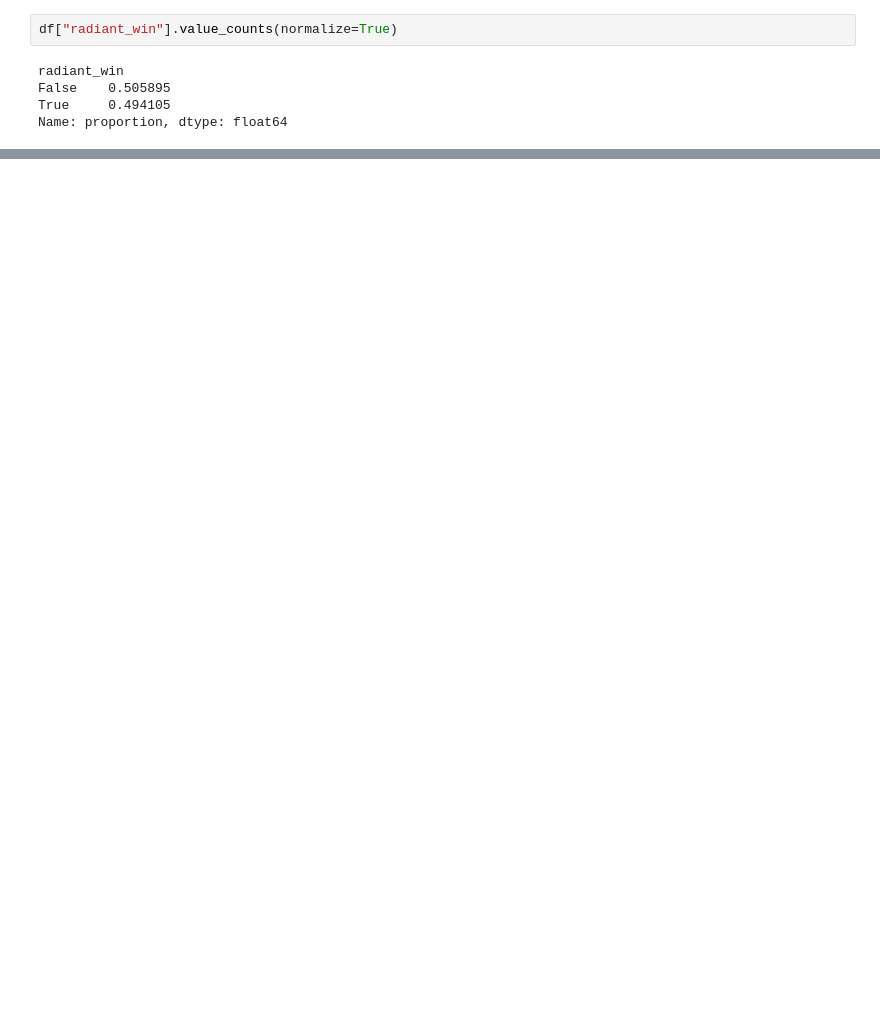
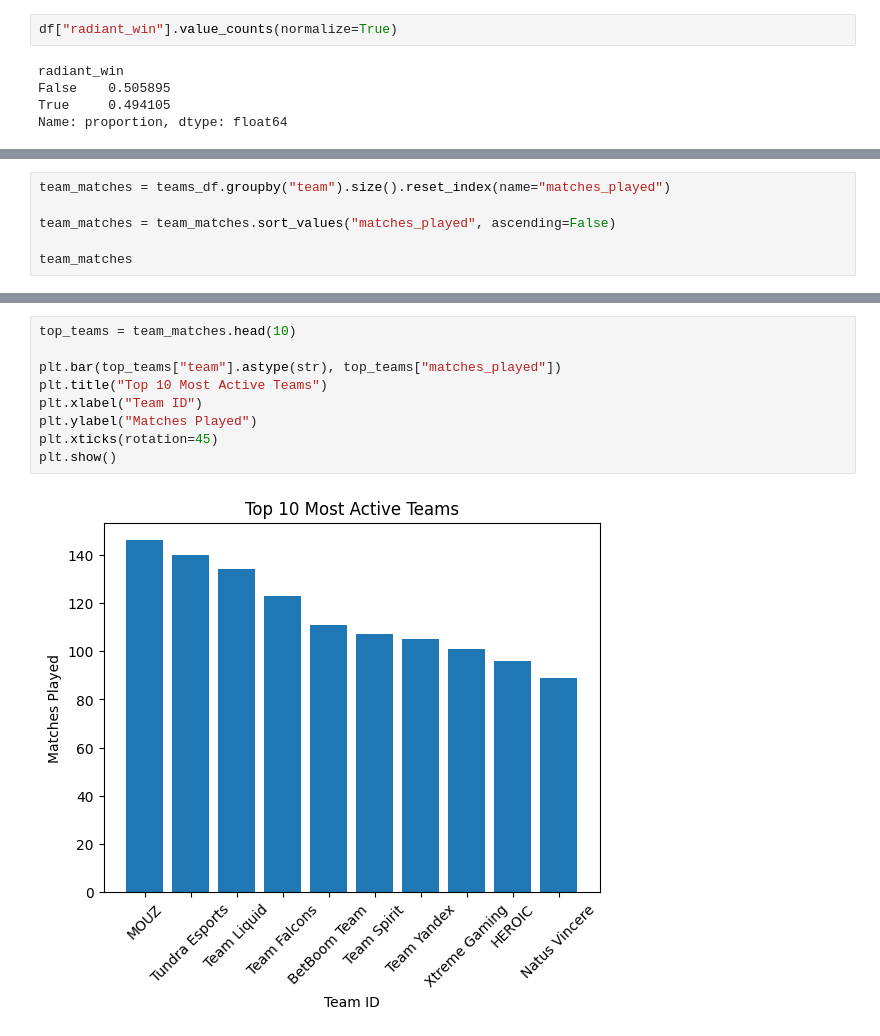
Before and after one commit to chokiarmando-lab/dota2-team-performance-analysis, a Jupyter notebook: notebooks/03-eda.ipynb, the cells around one changed output, grey strips where cells are left out. Drawn from its saved outputs; the diff is of its cells as text; blank space fills up the shorter version.

```diff
--- a/notebooks/03-eda.ipynb
+++ b/notebooks/03-eda.ipynb
@@ -102,0 +188,6 @@ plt.show()
+# %%
+team_matches = teams_df.groupby("team").size().reset_index(name="matches_played")
+
+team_matches = team_matches.sort_values("matches_played", ascending=False)
+
+team_matches
@@ -102,0 +212,11 @@ plt.show()
+# %%
+top_teams = team_matches.head(10)
+
+plt.bar(top_teams["team"].astype(str), top_teams["matches_played"])
+plt.title("Top 10 Most Active Teams")
+plt.xlabel("Team ID")
+plt.ylabel("Matches Played")
+plt.xticks(rotation=45)
+plt.show()
+# %% [output]
+[figure, added]
```
Also changed, not shown: parts of 14 cells of this notebook, 2 other files.
